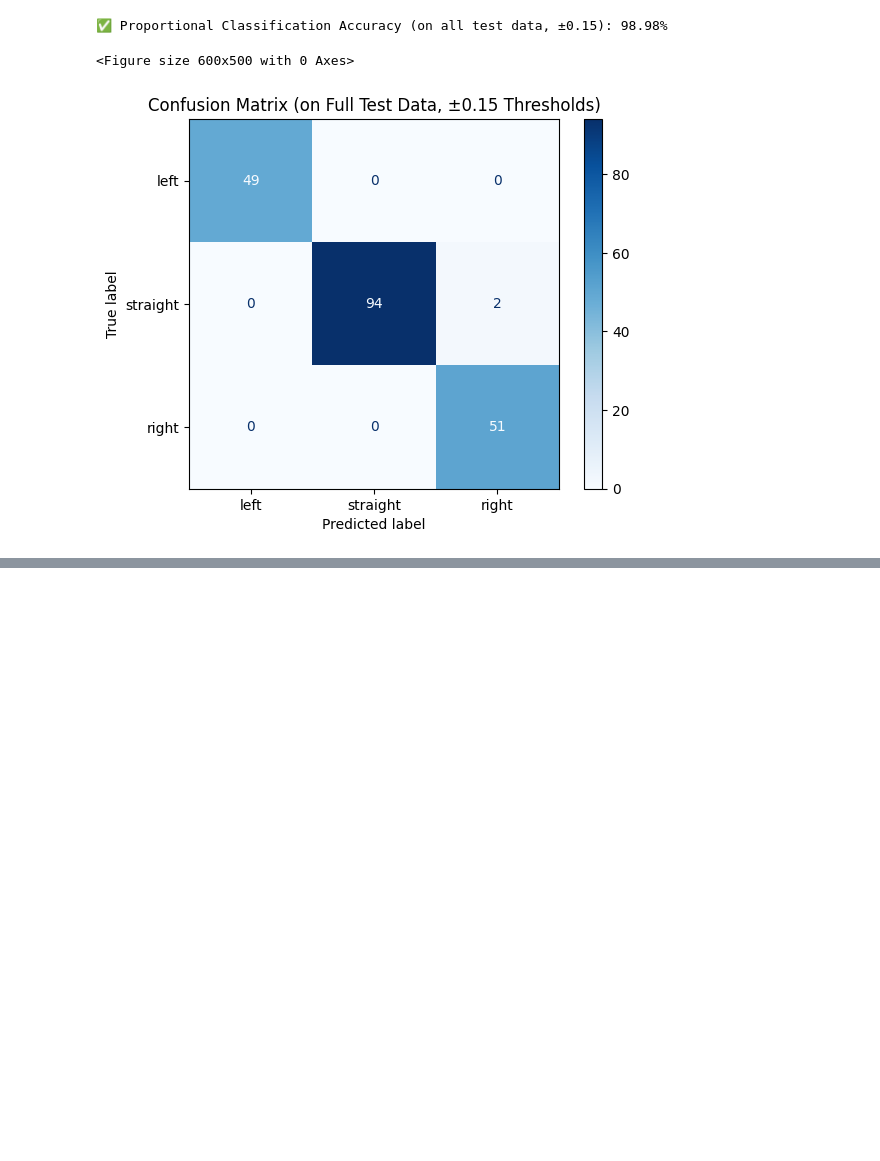
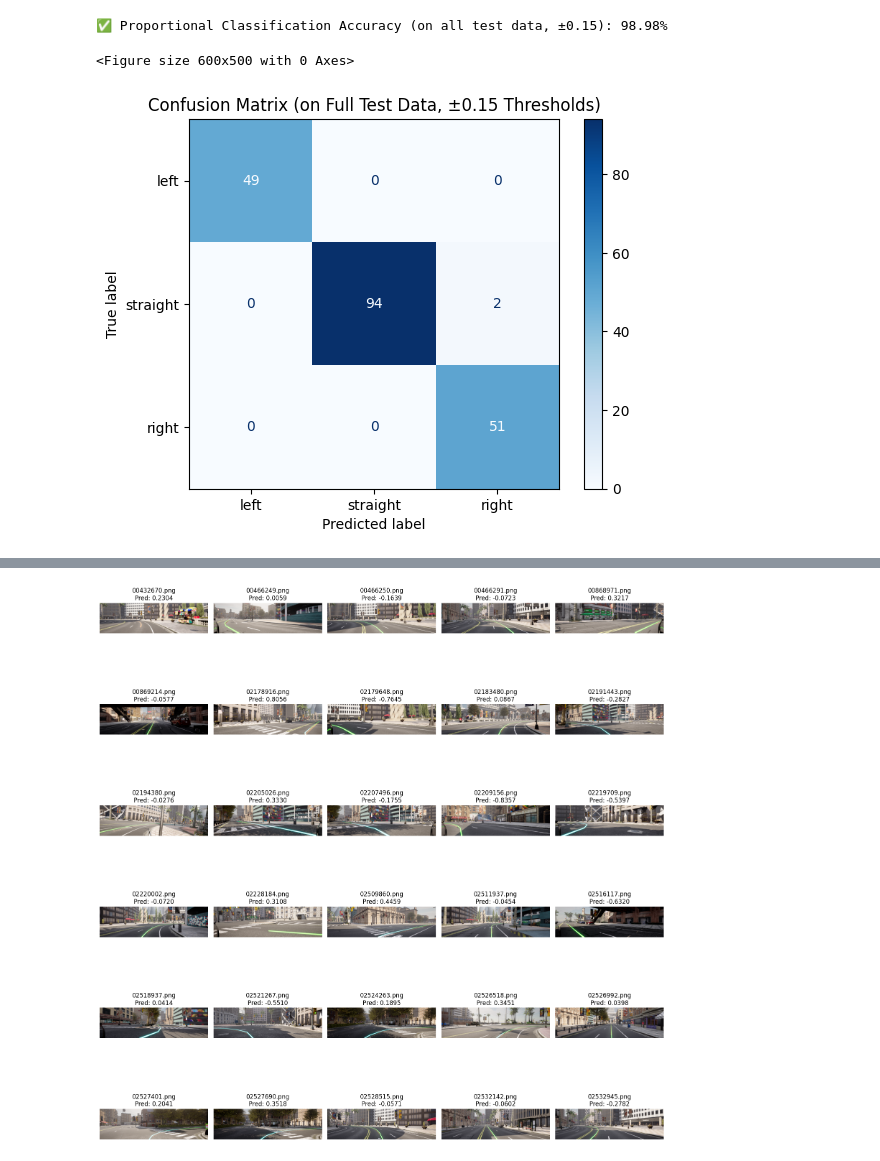
Before and after one commit to mddsayemm/Autonomous-System-A-Group--D, a Jupyter notebook: ML Implementation/SVMLineFollowing.ipynb, the cells around one changed output, grey strips where cells are left out. Saved outputs shown, nothing was run; the diff lists cells and outputs as text; code cells hidden in the pictures; blank space fills up the shorter version.

```diff
--- a/ML Implementation/SVMLineFollowing.ipynb
+++ b/ML Implementation/SVMLineFollowing.ipynb
@@ -266,3 +266,85 @@ plt.show()
 ✅ Proportional Classification Accuracy (on all test data, ±0.15): 98.98%
 <Figure size 600x500 with 0 Axes>
 [figure]
+# %%
+import os
+import cv2
+import numpy as np
+import pandas as pd
+import matplotlib.pyplot as plt
+import pickle
+from glob import glob
+
+# === Paths ===
+TEST_FOLDER = r"C:\Users\mcsmu\Desktop\Line Following SVM\test"
+MODEL_PICKLE = r"C:\Users\mcsmu\Desktop\Line Following SVM\svm_line_follow_model.pkl"
+
+# === Load model from .pkl ===
+with open(MODEL_PICKLE, "rb") as f:
+    model = pickle.load(f)
+
+# === HSV range for green detection ===
+LOWER_HSV = np.array([70, 50, 50])
+UPPER_HSV = np.array([90, 255, 255])
+
+# === Feature extraction function ===
+def extract_features(image):
+    hsv = cv2.cvtColor(image, cv2.COLOR_BGR2HSV)
+    mask = cv2.inRange(hsv, LOWER_HSV, UPPER_HSV)
+    height, width = mask.shape
+
+    bands = [mask[int(height * 0.6):int(height * 0.7), :],
+             mask[int(height * 0.7):int(height * 0.8), :],
+             mask[int(height * 0.8):, :]]
+
+    features = []
+    for band in bands:
+        indices = np.column_stack(np.where(band > 0))
+        if indices.size > 0:
+            avg_x = np.mean(indices[:, 1]) / width * 2 - 1
+        else:
+            avg_x = 0.0
+        features.append(avg_x)
+
+    return features
+
+# === Load and predict ===
+test_image_paths = sorted(glob(os.path.join(TEST_FOLDER, "*.png")))
+
+print("📤 Floating-point predictions on test images:\n")
+predictions = []
+images_for_display = []
+
+for path in test_image_paths:
+    filename = os.path.basename(path)
+    image = cv2.imread(path)
+    if image is None:
+        print(f"⚠️ Could not read: {filename}")
+        continue
+
+    features = extract_features(image)
+    prediction = model.predict([features])[0]
+    predictions.append([filename, round(float(prediction), 4)])
+
+    print(f"{filename} → Predicted steering: {prediction:.4f}")
+    images_for_display.append((cv2.cvtColor(image, cv2.COLOR_BGR2RGB), prediction, filename))
+
+# === Save predictions to CSV ===
+output_csv = os.path.join(TEST_FOLDER, "predictions.csv")
+pd.DataFrame(predictions, columns=["filename", "predicted_maneuvering"]).to_csv(output_csv, index=False)
+print(f"\n✅ Predictions saved to: {output_csv}")
+
+# === Display images in grid with predictions ===
+cols = 5
+rows = int(np.ceil(len(images_for_display) / cols))
+plt.figure(figsize=(16, rows * 3))
+
+for idx, (img, pred, fname) in enumerate(images_for_display):
+    plt.subplot(rows, cols, idx + 1)
+    plt.imshow(img)
+    plt.title(f"{fname}\nPred: {pred:.4f}")
+    plt.axis("off")
+
+plt.tight_layout()
+plt.show()
+# %% [output]
@@ -268,0 +368 @@ plt.show()
+[figure, added]
```
Also changed, not shown: parts of 1 cell of this notebook.
